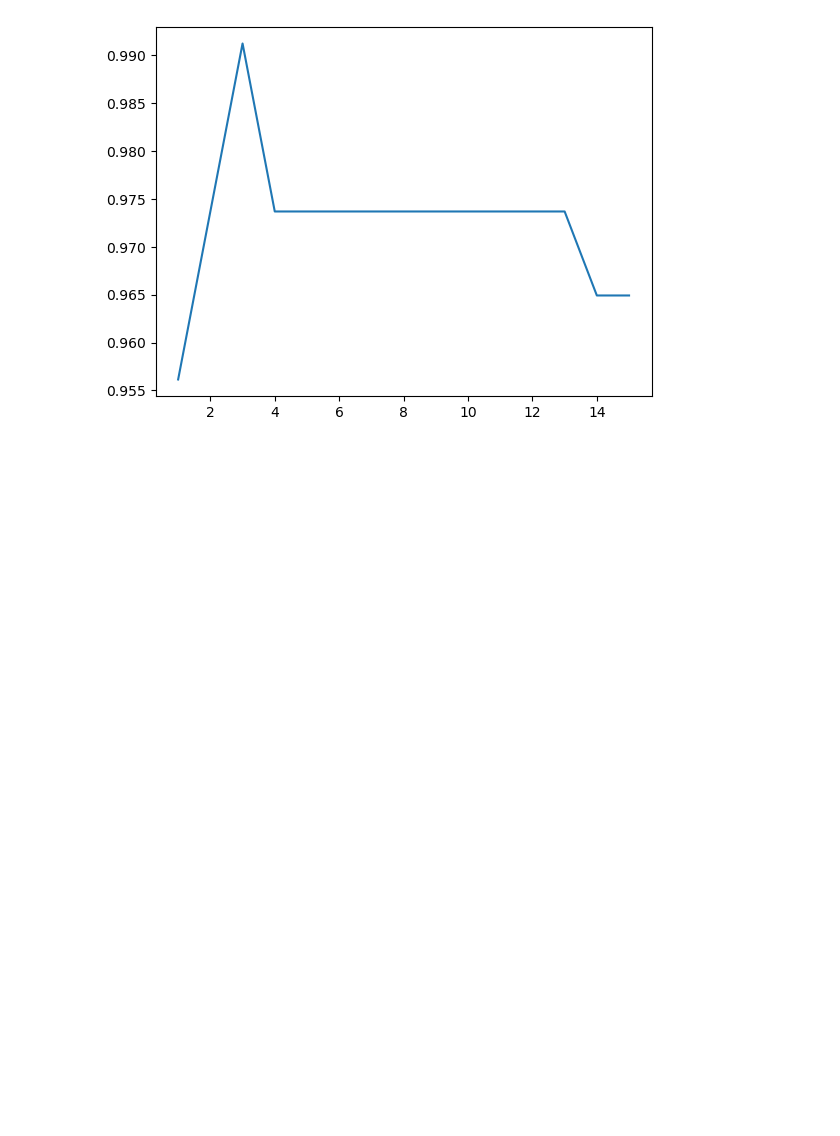
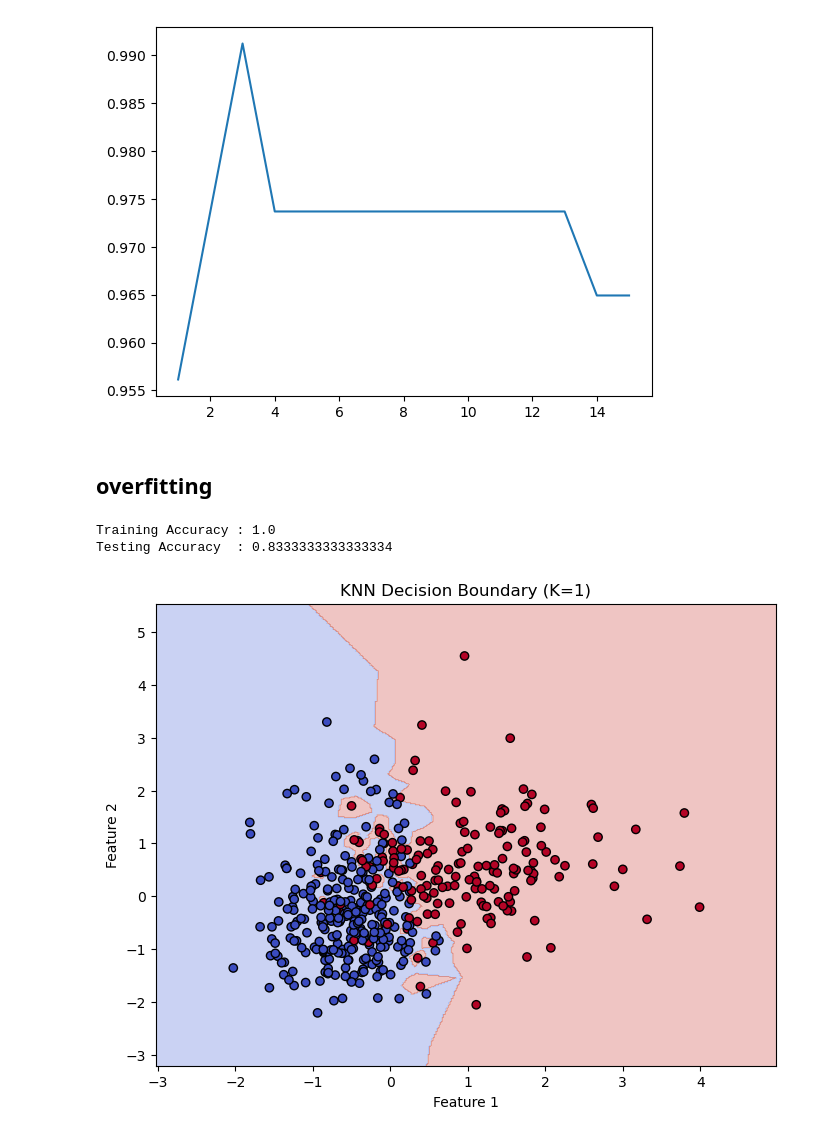
Before and after one commit to Anisha-Rijal-09/machine-learning-journey, a Jupyter notebook: supervised learning/Knn/knn-on-breast-cancer-data.ipynb, the cells around one changed output. Saved outputs shown, nothing was run; the diff lists cells and outputs as text; code cells hidden in the pictures; blank space fills up the shorter version.

```diff
--- a/supervised learning/Knn/knn-on-breast-cancer-data.ipynb
+++ b/supervised learning/Knn/knn-on-breast-cancer-data.ipynb
@@ -159,3 +159,79 @@ plt.plot(range(1,16),score)
 # %% [output]
 [<matplotlib.lines.Line2D at 0x...>]
 [figure]
+# %% [markdown]
+## overfitting
+# %%
+import numpy as np
+import matplotlib.pyplot as plt
+
+from sklearn.model_selection import train_test_split
+from sklearn.preprocessing import StandardScaler, LabelEncoder
+from sklearn.neighbors import KNeighborsClassifier
+from sklearn.metrics import accuracy_score
+
+# First two input features
+X = df.iloc[:, 1:3].values
+
+# Encode target labels (M/B -> 0/1)
+le = LabelEncoder()
+y = le.fit_transform(df.iloc[:, 0].values)
+
+# Train-Test Split
+X_train, X_test, y_train, y_test = train_test_split(
+    X,
+    y,
+    test_size=0.2,
+    random_state=2
+)
+
+# Feature Scaling
+sc = StandardScaler()
+X_train = sc.fit_transform(X_train)
+X_test = sc.transform(X_test)
+
+# Change K here
+k = 1
+
+# Train KNN
+knn = KNeighborsClassifier(n_neighbors=k)
+knn.fit(X_train, y_train)
+
+# Accuracy
+train_acc = accuracy_score(y_train, knn.predict(X_train))
+test_acc = accuracy_score(y_test, knn.predict(X_test))
+
+print("Training Accuracy :", train_acc)
+print("Testing Accuracy  :", test_acc)
+
+# Decision Boundary
+x_min, x_max = X_train[:,0].min()-1, X_train[:,0].max()+1
+y_min, y_max = X_train[:,1].min()-1, X_train[:,1].max()+1
+
+xx, yy = np.meshgrid(
+    np.arange(x_min, x_max, 0.02),
+    np.arange(y_min, y_max, 0.02)
+)
+
+Z = knn.predict(np.c_[xx.ravel(), yy.ravel()])
+Z = Z.reshape(xx.shape)
+
+plt.figure(figsize=(8,6))
+plt.contourf(xx, yy, Z, alpha=0.3, cmap='coolwarm')
+
+plt.scatter(
+    X_train[:,0],
+    X_train[:,1],
+    c=y_train,
+    cmap='coolwarm',
+    edgecolors='k'
+)
+
+plt.xlabel("Feature 1")
+plt.ylabel("Feature 2")
+plt.title(f"KNN Decision Boundary (K={k})")
+plt.show()
+# %% [output]
+Training Accuracy : 1.0
+Testing Accuracy  : 0.8333333333333334
+[figure, added]
```
Also changed, not shown: parts of 2 cells of this notebook.
